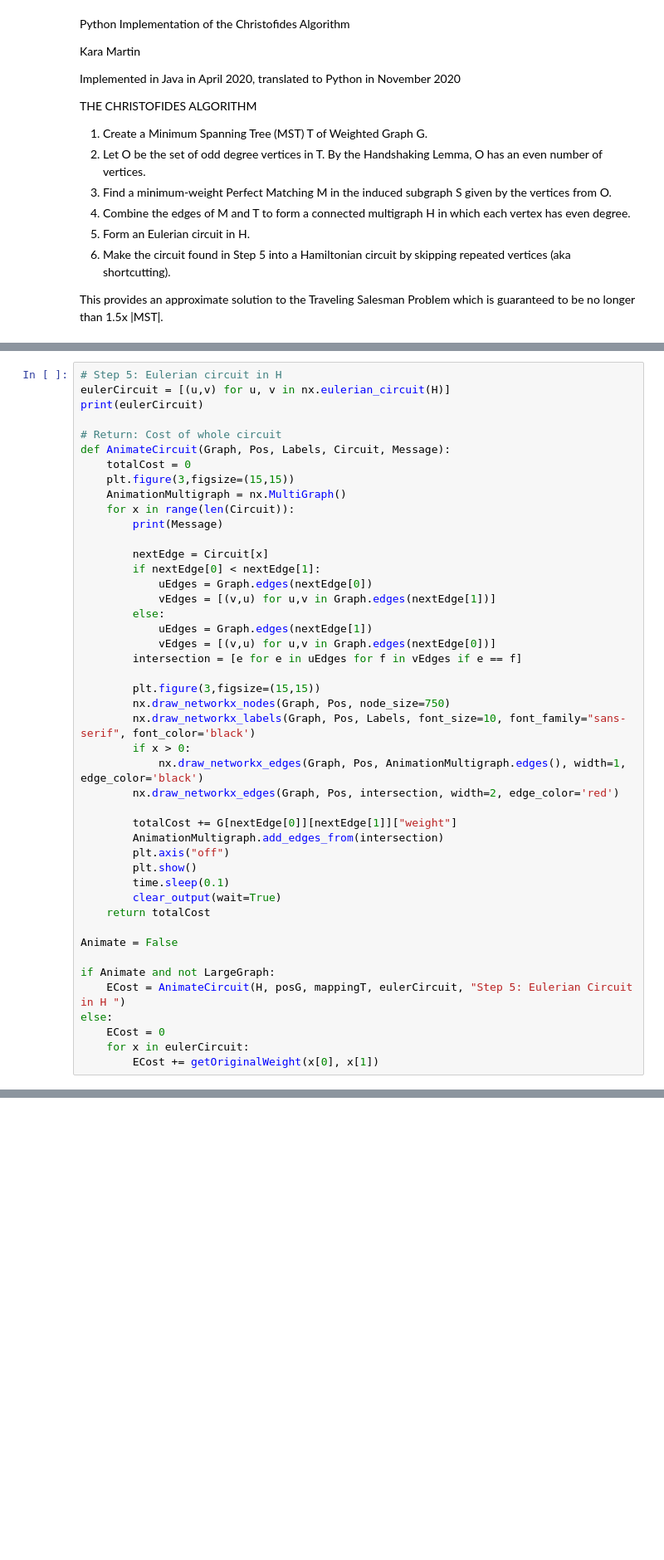
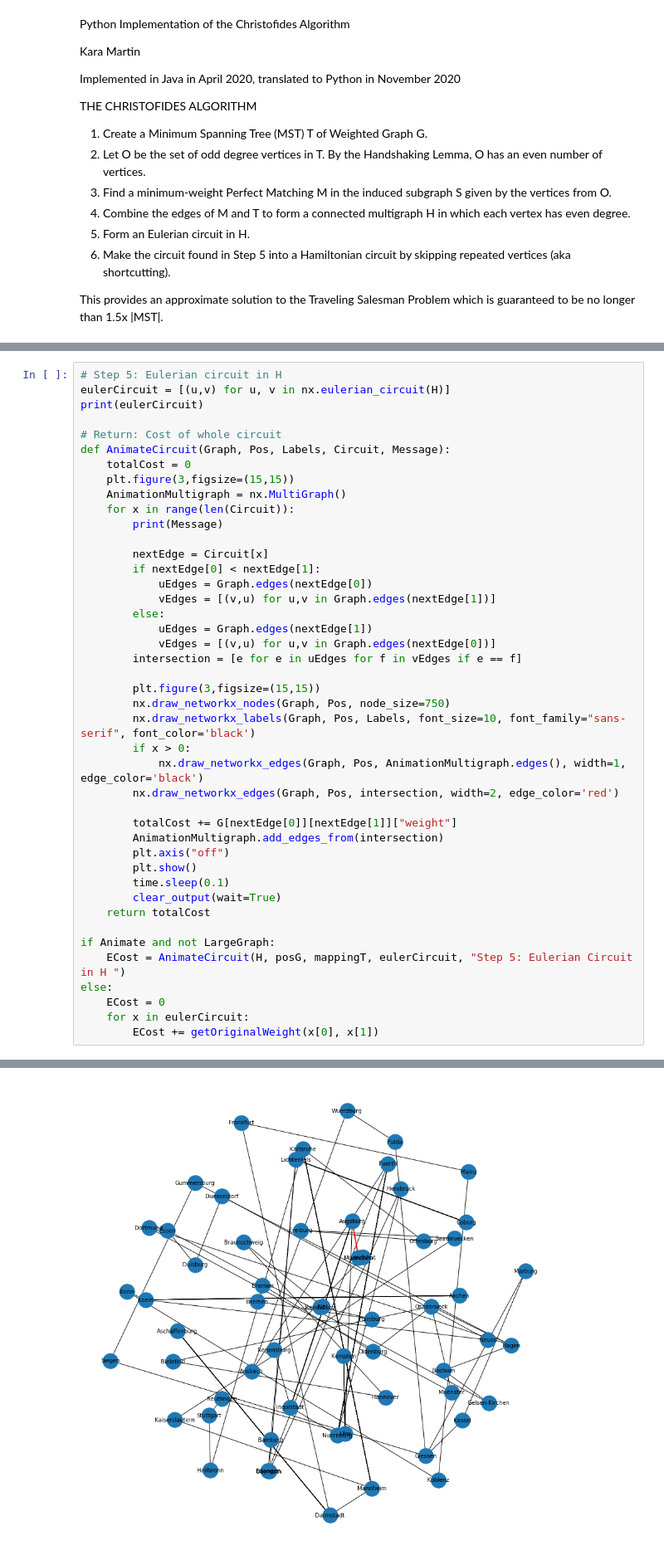
Before and after one commit to KaraMartin/Christofides, a Jupyter notebook: Christofides.ipynb, the cells around one changed output, grey strips where cells are left out. Shown at 83% size. Drawn from its saved outputs; the diff is of its cells as text; blank space fills up the shorter version.

```diff
--- a/Christofides.ipynb
+++ b/Christofides.ipynb
@@ -217,8 +217,6 @@ def AnimateCircuit(Graph, Pos, Labels, Circuit, Message):
         clear_output(wait=True)
     return totalCost
 
-Animate = False
-
 if Animate and not LargeGraph:
     ECost = AnimateCircuit(H, posG, mappingT, eulerCircuit, "Step 5: Eulerian Circuit in H ")
 else:
@@ -230,3 +228,4 @@ else:
+[figure, added]
 # %%
 print("Total Cost of Eulerian Circuit: ", ECost)
 # %% [output]
```
Also changed, not shown: parts of 10 cells of this notebook.
